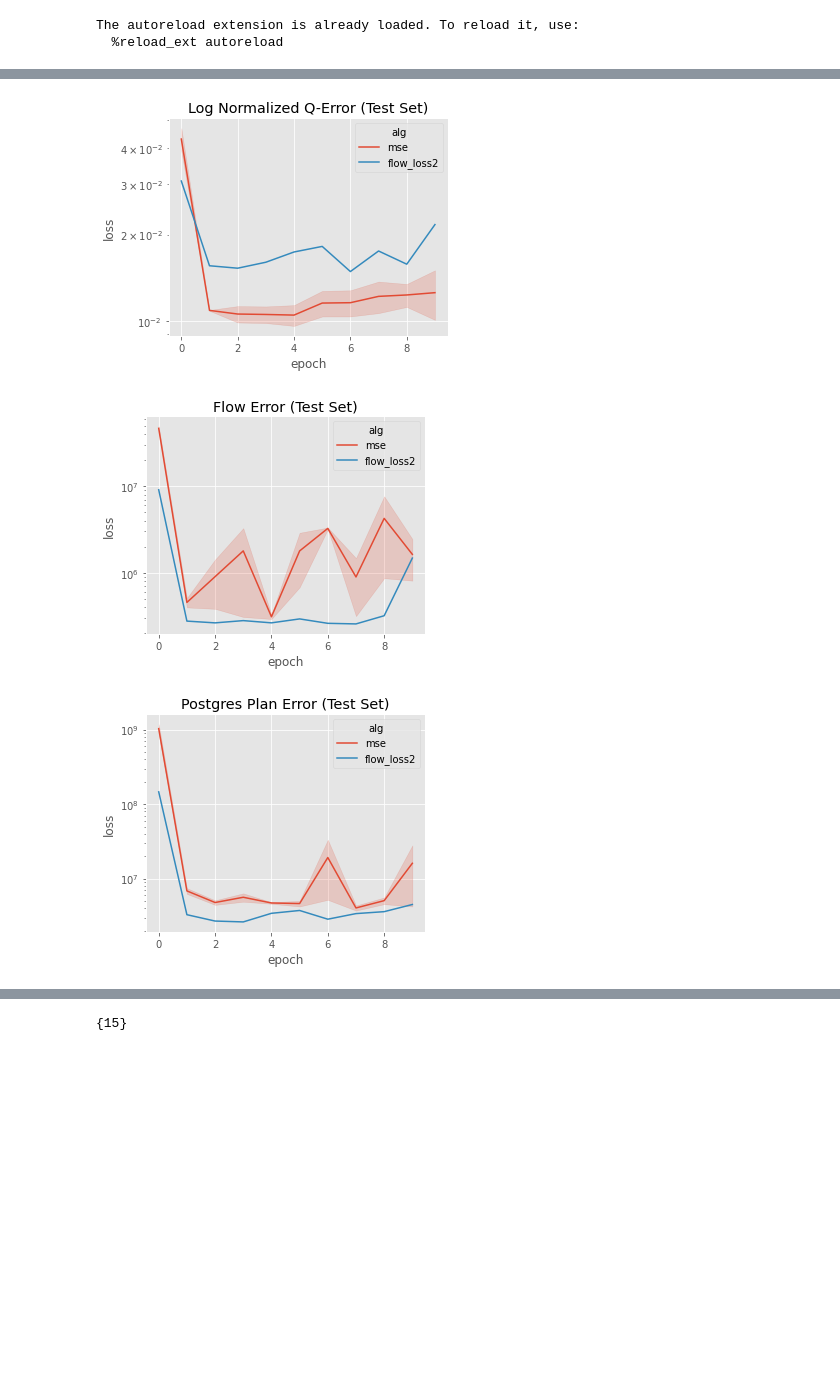
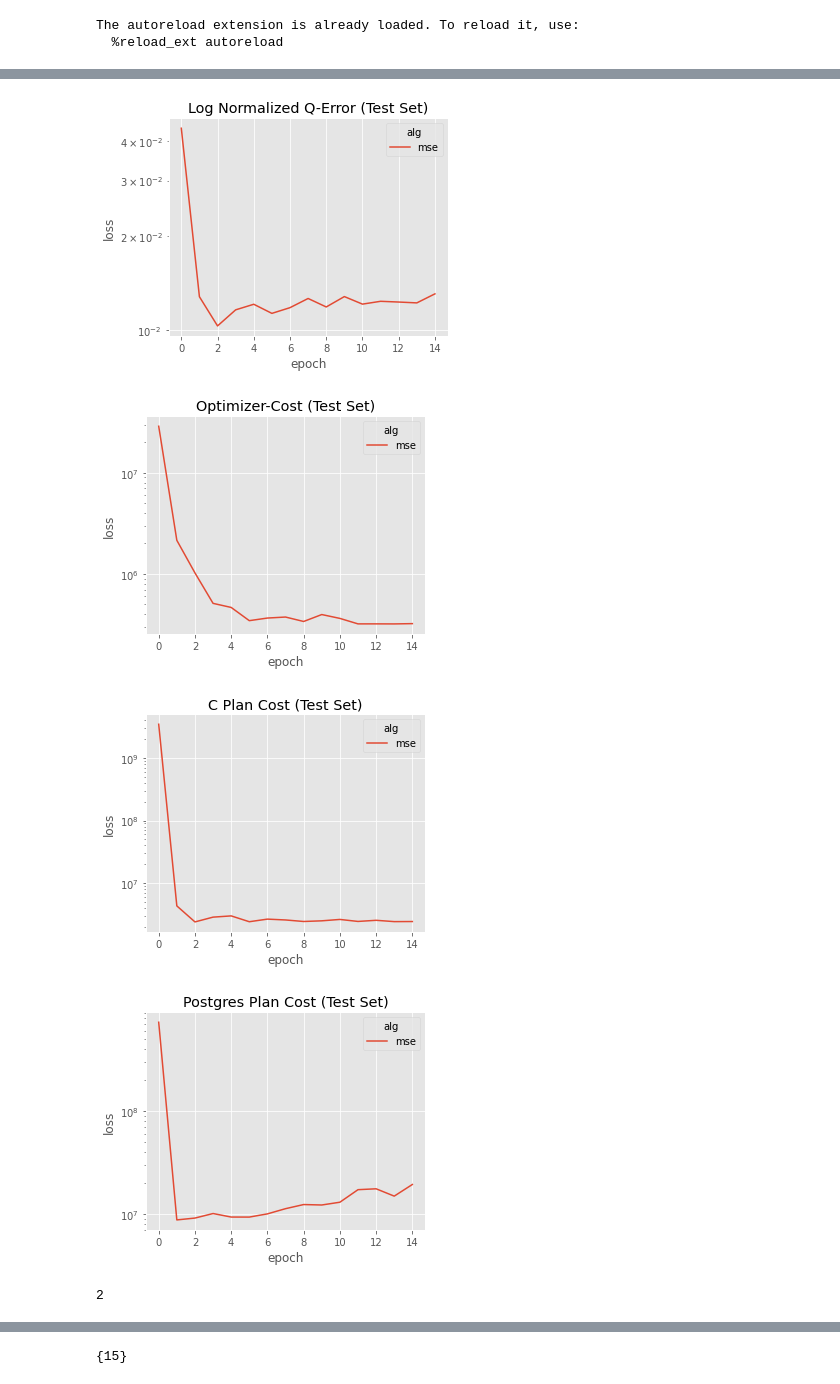
Before and after one commit to parimarjan/learned-cardinalities, a Jupyter notebook: sigmod-exp1-lc.ipynb, the cells around one changed output, grey strips where cells are left out. Drawn from its saved outputs; the diff is of its cells as text; code cells hidden in the pictures; blank space fills up the shorter version.

```diff
--- a/sigmod-exp1-lc.ipynb
+++ b/sigmod-exp1-lc.ipynb
@@ -18,14 +18,14 @@ The autoreload extension is already loaded. To reload it, use:
 #RES_DIR = "/home/pari/learned-cardinalities/all_results/inl_fixed_scan_ops/nested_loop_index7/default/lc2/"
 #RES_DIR = "./all_results/vldb/test_diff/mscn/lc"
 
-RES_DIR1 = "./all_results/vldb/test_diff/mscn/lc"
-RES_DIR = "./all_results/vldb/test_diff/mscn/lc2"
+RES_DIR = "./all_results/vldb/test_diff/fcnn/lc_debug_set/"
+#RES_DIR = "./all_results/vldb/test_diff/mscn/lc2"
 # %%
 all_df2 = get_all_training_df(RES_DIR)
 
-all_df0 = get_all_training_df(RES_DIR1)
-all_df1 = all_df1[all_df1.loss_func == "flow_loss2"]
-all_df2 = pd.concat([all_df0, all_df1])
+# all_df0 = get_all_training_df(RES_DIR1)
+# all_df1 = all_df1[all_df1.loss_func == "flow_loss2"]
+# all_df2 = pd.concat([all_df0, all_df1])
 # %% [output]
 exception caught!
 'NoneType' object is not subscriptable
@@ -78,6 +70,12 @@ ERR_KEYS["inl_jerr"] = "Postgres INL Plan Error"
 ERR_KEYS["qerr"] = "Log Normalized Q-Error"
 ERR_KEYS["flow_err"] = "Flow Error"
 
+ERR_KEYS["pp_cost"] = "Postgres Plan Cost"
+ERR_KEYS["mm1_plan_cost"] = "C Plan Cost"
+ERR_KEYS["inl_jerr"] = "Postgres INL Plan Error"
+
+ERR_KEYS["flow_cost"] = "Optimizer-Cost"
+
 TITLE_KEYS = {}
 TITLE_KEYS["test"] = "Test Set"
 TITLE_KEYS["train"] = "Train Set"
@@ -105,7 +103,7 @@ update_alg_name(all_df2, COLS)
 #     HUE_COLORS[alg] = COLORS[i]
 
 # print(HUE_COLORS)
-all_df2 = all_df2[all_df2.epoch <= 9]
+#all_df2 = all_df2[all_df2.epoch <= 9]
 # %%
 df = all_df2[all_df2["template"] == "all"]
 df = df[df["num_tables"] == "all"]
@@ -150,9 +148,12 @@ def plot_learning_curve(df, loss_type, samples_type, part):
     plt.show()
 # %%
 STS = ["test"]
-LTS = ["qerr", "flow_err", "jerr"]
+LTS = ["qerr", "flow_cost", "mm1_plan_cost", "pp_cost"]
 
-for st in STS:
-    for lt in LTS:
-        plot_learning_curve(df, lt, st, "all")
+for part in set(df["partition"]):
+    print(part)
+    tmpdf = df[df.partition == part]
+    for st in STS:
+        for lt in LTS:
+            plot_learning_curve(tmpdf, lt, st, "all")
 # %% [output]
@@ -159,3 +161,5 @@ for st in STS:
-[figure, old version]
+[figure, new version]
-[figure, old version]
+[figure, new version]
-[figure, old version]
+[figure, new version]
+[figure, added]
+2
```
Also changed, not shown: parts of 5 cells of this notebook, 5 other files.
